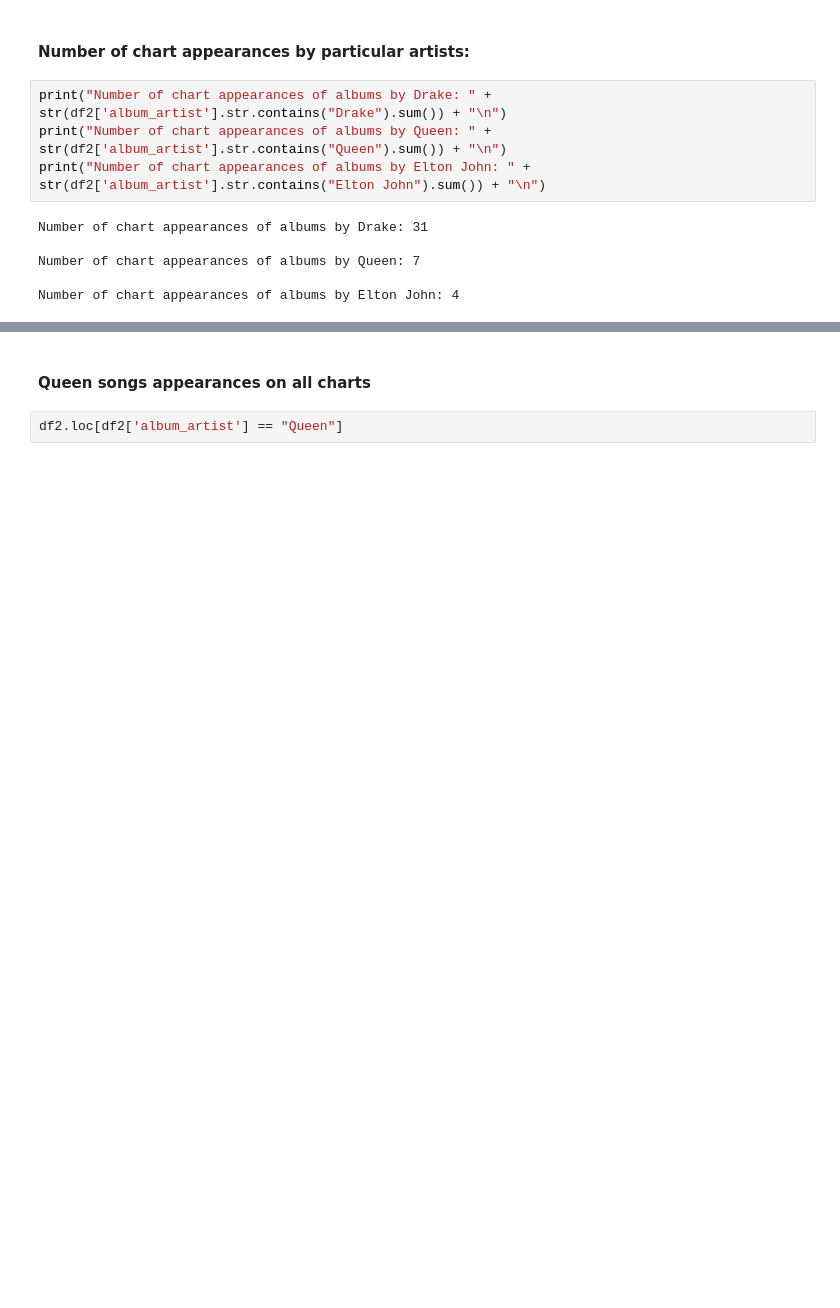
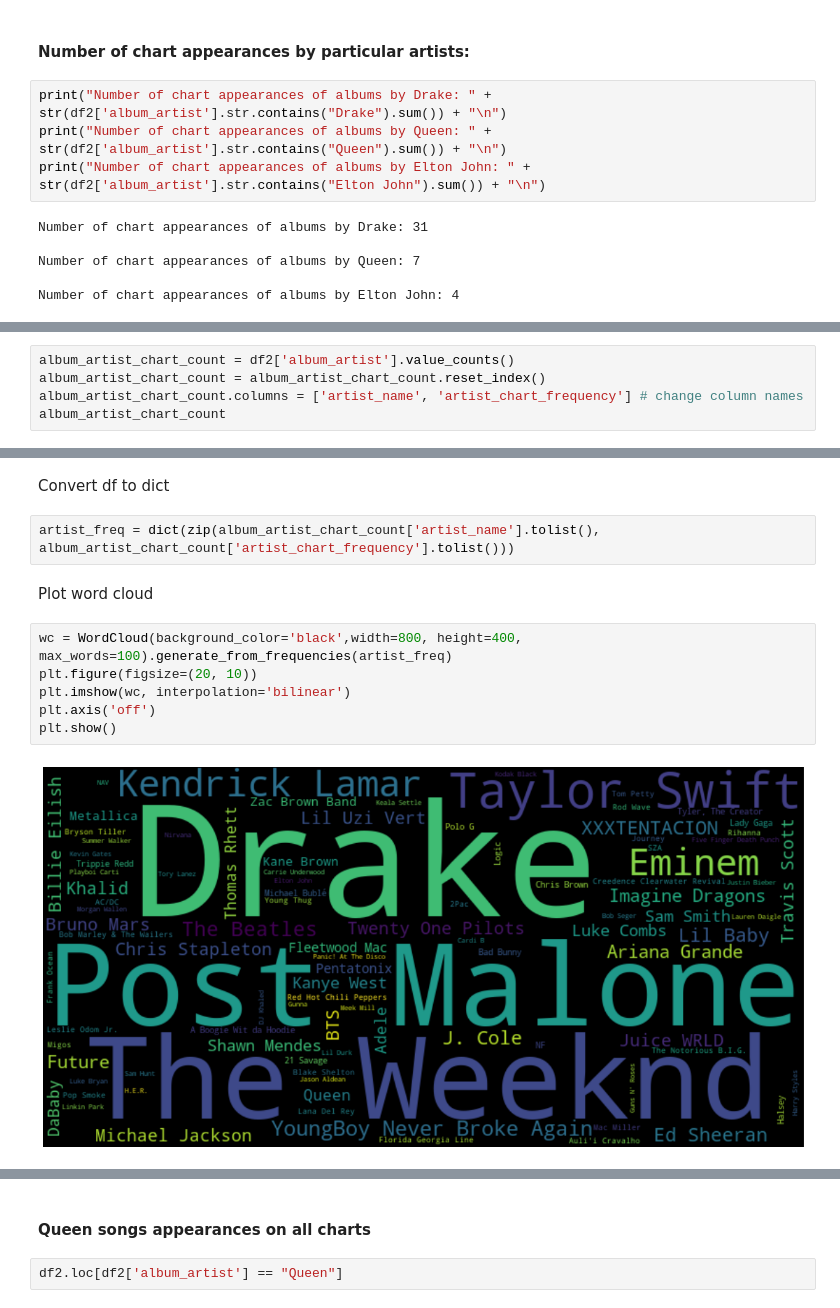
Before and after one commit to katieravenwood/Spotify-Five-Year-Analysis-Project, a Jupyter notebook: notebooks/ExploratoryAnalysis.ipynb, the cells around one changed output, grey strips where cells are left out. Cells and saved outputs as stored; diff of their text form; blank space fills up the shorter version.

```diff
--- a/notebooks/ExploratoryAnalysis.ipynb
+++ b/notebooks/ExploratoryAnalysis.ipynb
@@ -216,0 +271,5 @@ Number of chart appearances of albums by Elton John: 4
+# %%
+album_artist_chart_count = df2['album_artist'].value_counts()
+album_artist_chart_count = album_artist_chart_count.reset_index()
+album_artist_chart_count.columns = ['artist_name', 'artist_chart_frequency'] # change column names
+album_artist_chart_count
@@ -216,0 +290,14 @@ Number of chart appearances of albums by Elton John: 4
+# %% [markdown]
+Convert df to dict
+# %%
+artist_freq = dict(zip(album_artist_chart_count['artist_name'].tolist(), album_artist_chart_count['artist_chart_frequency'].tolist()))
+# %% [markdown]
+Plot word cloud
+# %%
+wc = WordCloud(background_color='black',width=800, height=400, max_words=100).generate_from_frequencies(artist_freq)
+plt.figure(figsize=(20, 10))
+plt.imshow(wc, interpolation='bilinear')
+plt.axis('off')
+plt.show()
+# %% [output]
+[figure, added]
```
Also changed, not shown: parts of 25 cells of this notebook.
